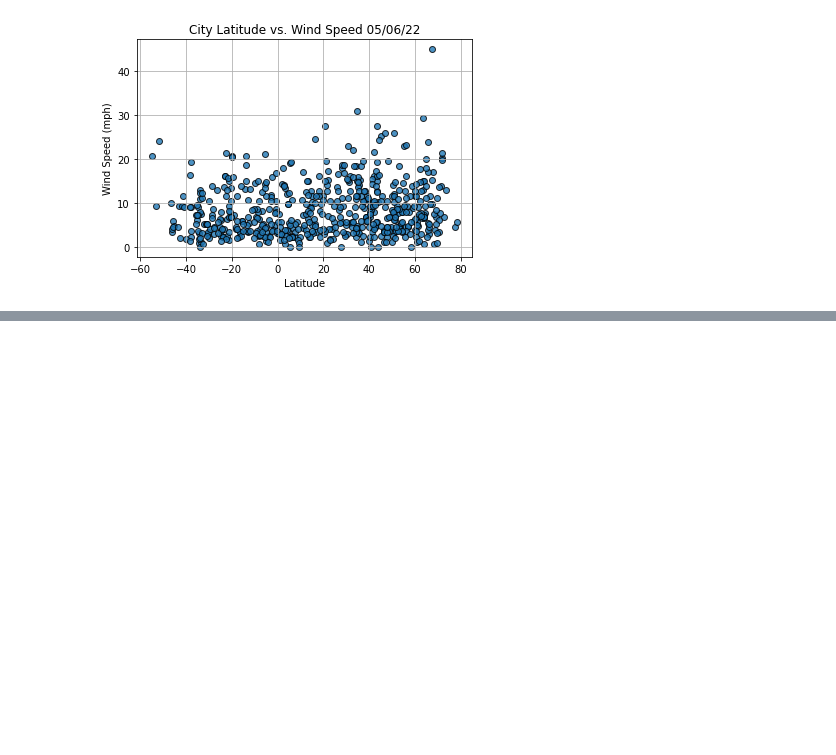
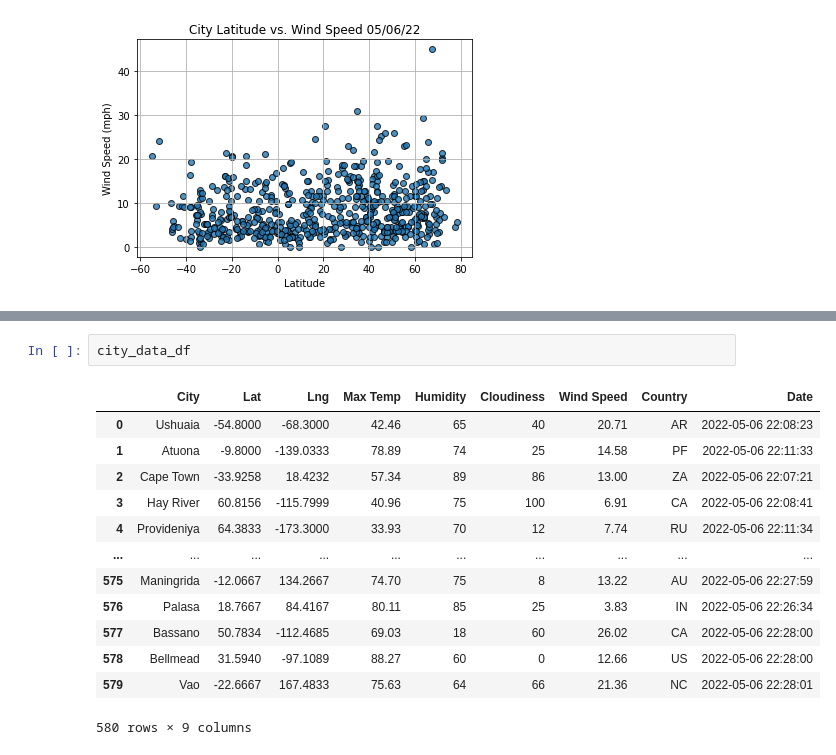
Before and after one commit to MariloyH/World_Weather_Analysis, a Jupyter notebook: WeatherPy.ipynb, the cells around one changed output, grey strips where cells are left out. Cells and saved outputs as stored; diff of their text form; blank space fills up the shorter version.

```diff
--- a/WeatherPy.ipynb
+++ b/WeatherPy.ipynb
@@ -245,0 +312,16 @@ plt.show()
+# %%
+city_data_df
+# %% [output]
+|  | City | Lat | Lng | Max Temp | Humidity | Cloudiness | Wind Speed | Country | Date |
+| 0 | Ushuaia | -54.8000 | -68.3000 | 42.46 | 65 | 40 | 20.71 | AR | 2022-05-06 22:08:23 |
+| 1 | Atuona | -9.8000 | -139.0333 | 78.89 | 74 | 25 | 14.58 | PF | 2022-05-06 22:11:33 |
+| 2 | Cape Town | -33.9258 | 18.4232 | 57.34 | 89 | 86 | 13.00 | ZA | 2022-05-06 22:07:21 |
+| 3 | Hay River | 60.8156 | -115.7999 | 40.96 | 75 | 100 | 6.91 | CA | 2022-05-06 22:08:41 |
+| 4 | Provideniya | 64.3833 | -173.3000 | 33.93 | 70 | 12 | 7.74 | RU | 2022-05-06 22:11:34 |
+| ... | ... | ... | ... | ... | ... | ... | ... | ... | ... |
+| 575 | Maningrida | -12.0667 | 134.2667 | 74.70 | 75 | 8 | 13.22 | AU | 2022-05-06 22:27:59 |
+| 576 | Palasa | 18.7667 | 84.4167 | 80.11 | 85 | 25 | 3.83 | IN | 2022-05-06 22:26:34 |
+| 577 | Bassano | 50.7834 | -112.4685 | 69.03 | 18 | 60 | 26.02 | CA | 2022-05-06 22:28:00 |
+| 578 | Bellmead | 31.5940 | -97.1089 | 88.27 | 60 | 0 | 12.66 | US | 2022-05-06 22:28:00 |
+| 579 | Vao | -22.6667 | 167.4833 | 75.63 | 64 | 66 | 21.36 | NC | 2022-05-06 22:28:01 |
+580 rows × 9 columns
```
Also changed, not shown: parts of 8 cells of this notebook, 1 other file.
